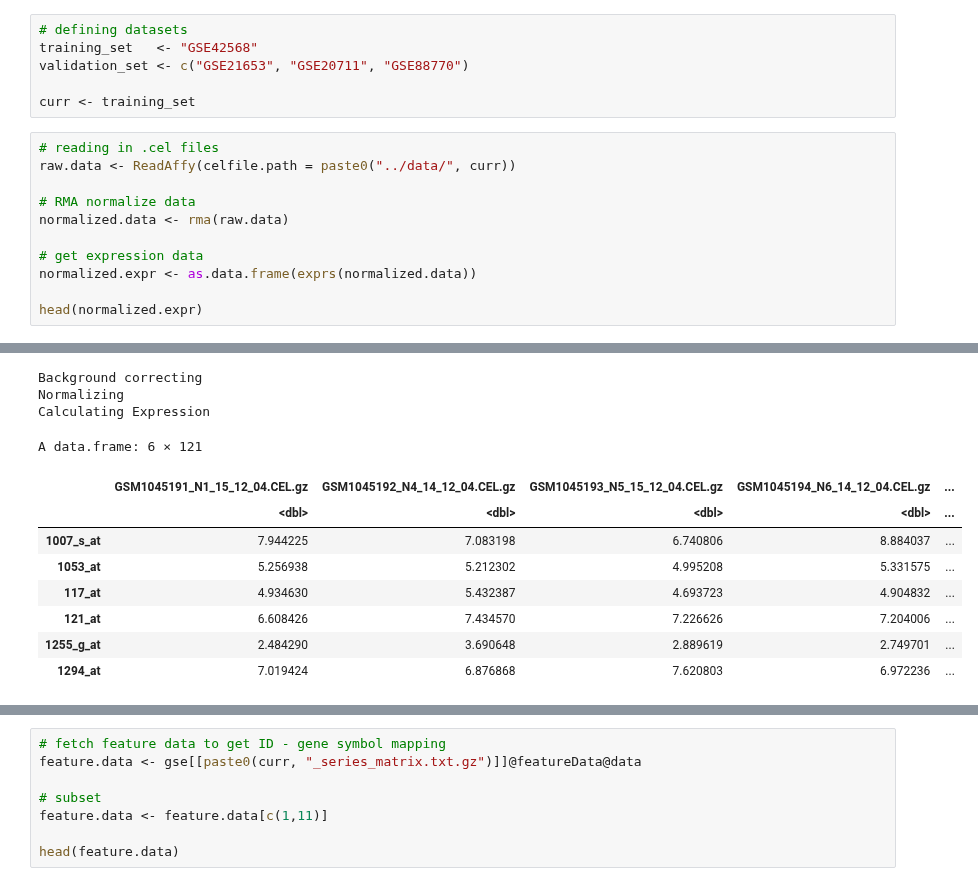
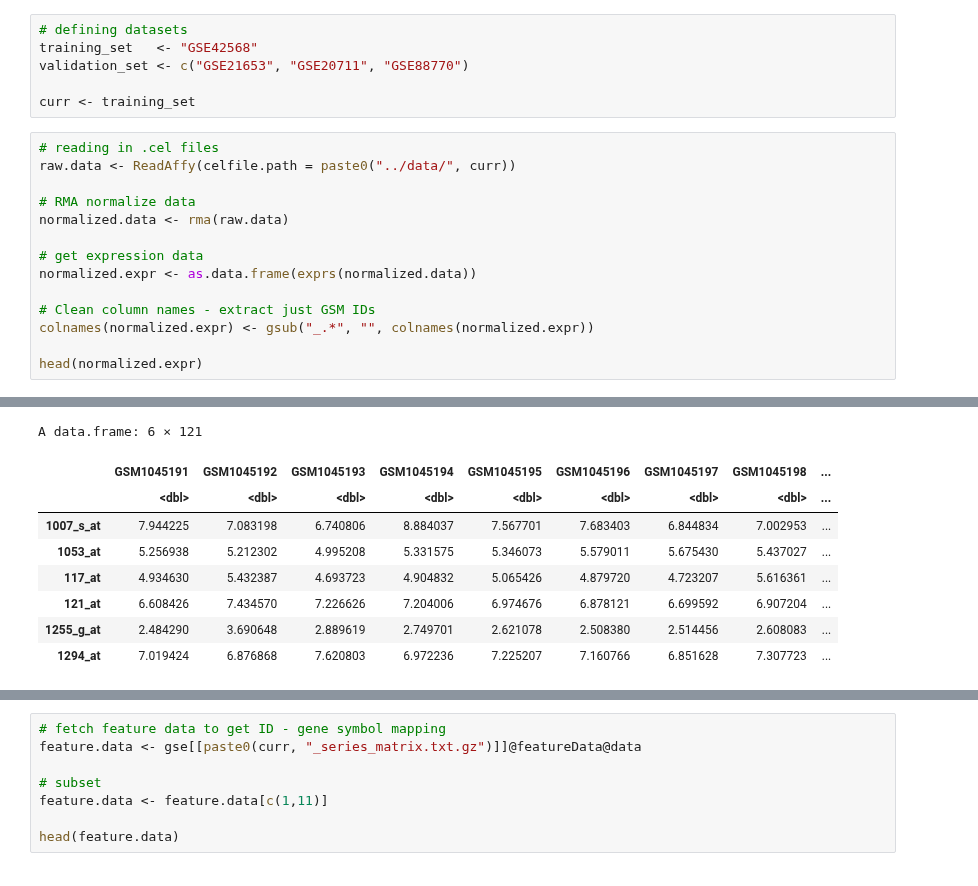
Before and after one commit to ramyap06/KongLab-ImmuneMLSurvivalAnalysis, a Jupyter notebook: src/data_engineer.ipynb, the cells around one changed output, grey strips where cells are left out. Cells and saved outputs as stored; diff of their text form.

Commit message:
updates to data engineering

```diff
--- a/src/data_engineer.ipynb
+++ b/src/data_engineer.ipynb
@@ -18,5 +18,8 @@ normalized.data <- rma(raw.data)
 # get expression data
 normalized.expr <- as.data.frame(exprs(normalized.data))
 
+# Clean column names - extract just GSM IDs
+colnames(normalized.expr) <- gsub("_.*", "", colnames(normalized.expr))
+
 head(normalized.expr)
 # %% [output]
@@ -27,15 +29,12 @@ Warning message:
-Background correcting
-Normalizing
-Calculating Expression
+A data.frame: 6 × 121
-A data.frame: 6 × 121
-|  | GSM1045191_N1_15_12_04.CEL.gz | GSM1045192_N4_14_12_04.CEL.gz | GSM1045193_N5_15_12_04.CEL.gz | GSM1045194_N6_14_12_04.CEL.gz | ... |
-|  | <dbl> | <dbl> | <dbl> | <dbl> | ... |
-| 1007_s_at | 7.944225 | 7.083198 | 6.740806 | 8.884037 | ... |
-| 1053_at | 5.256938 | 5.212302 | 4.995208 | 5.331575 | ... |
-| 117_at | 4.934630 | 5.432387 | 4.693723 | 4.904832 | ... |
-| 121_at | 6.608426 | 7.434570 | 7.226626 | 7.204006 | ... |
-| 1255_g_at | 2.484290 | 3.690648 | 2.889619 | 2.749701 | ... |
-| 1294_at | 7.019424 | 6.876868 | 7.620803 | 6.972236 | ... |
+|  | GSM1045191 | GSM1045192 | GSM1045193 | GSM1045194 | GSM1045195 | GSM1045196 | GSM1045197 | GSM1045198 | ... |
+|  | <dbl> | <dbl> | <dbl> | <dbl> | <dbl> | <dbl> | <dbl> | <dbl> | ... |
+| 1007_s_at | 7.944225 | 7.083198 | 6.740806 | 8.884037 | 7.567701 | 7.683403 | 6.844834 | 7.002953 | ... |
+| 1053_at | 5.256938 | 5.212302 | 4.995208 | 5.331575 | 5.346073 | 5.579011 | 5.675430 | 5.437027 | ... |
+| 117_at | 4.934630 | 5.432387 | 4.693723 | 4.904832 | 5.065426 | 4.879720 | 4.723207 | 5.616361 | ... |
+| 121_at | 6.608426 | 7.434570 | 7.226626 | 7.204006 | 6.974676 | 6.878121 | 6.699592 | 6.907204 | ... |
+| 1255_g_at | 2.484290 | 3.690648 | 2.889619 | 2.749701 | 2.621078 | 2.508380 | 2.514456 | 2.608083 | ... |
+| 1294_at | 7.019424 | 6.876868 | 7.620803 | 6.972236 | 7.225207 | 7.160766 | 6.851628 | 7.307723 | ... |
 # %%
 # map probe IDs to gene symbols
 gse <- getGEO(curr, GSEMatrix = TRUE)
```
Also changed, not shown: parts of 8 cells of this notebook.
